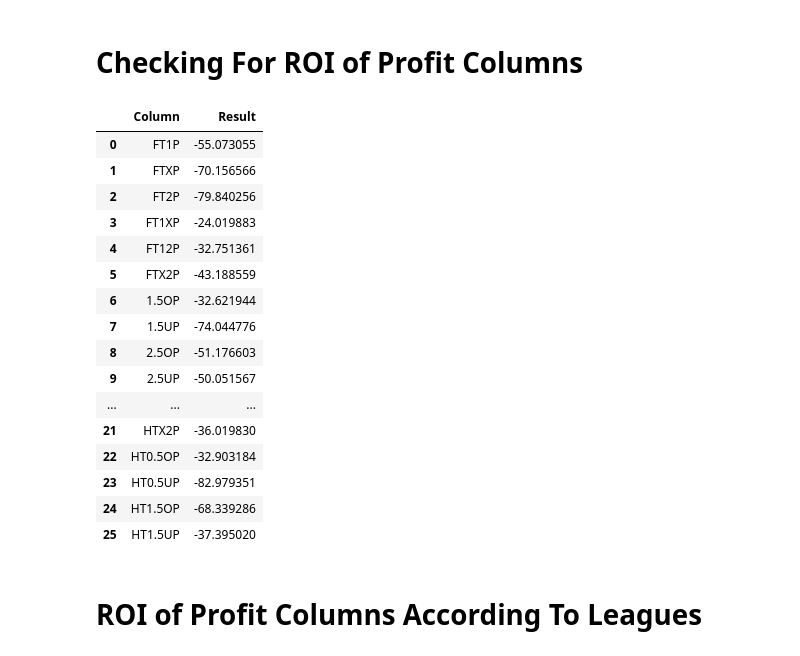
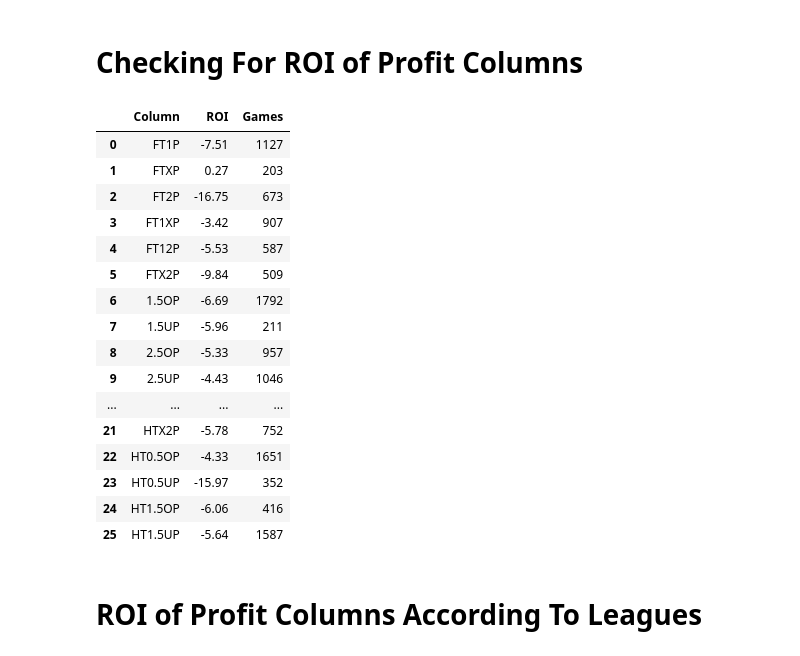
Before and after one commit to musayevf/Dixon_Coles_2025, a Jupyter notebook: Comparer.ipynb, the cells around one changed output. Drawn from its saved outputs; the diff is of its cells as text; code cells hidden in the pictures.

```diff
--- a/Comparer.ipynb
+++ b/Comparer.ipynb
@@ -505,35 +506,44 @@ Games Found:  1878
 # %%
 # Select columns that end with 'P'
 columns = [col for col in final_df_unique.columns if col.endswith('P')]
 
-# Calculate the value for each selected column
-results = {}
+# Initialize lists to store results and games
+results, games_list = [],  []
+
 for col in columns:
-    numerator = np.sum(final_df_unique[col]) - len(final_df_unique[final_df_unique[col] != 0])
-    denominator = len(final_df_unique[final_df_unique[col] != 0])
-    results[col] = numerator / denominator * 100 if denominator != 0 else np.nan  # Avoid division by zero
+    my_df = final_df_unique[final_df_unique[col] >= 0]
+    numerator = np.sum(my_df[col]) - len(my_df)
+    result = round(numerator / len(my_df) * 100, 2)
 
-# Convert results to a DataFrame or display as needed
-results_df = pd.DataFrame(list(results.items()), columns=['Column', 'Result'])
+    # Append results and games to respective lists
+    results.append(result)
+    games_list.append(len(my_df))
+
+# Convert results to a DataFrame with an additional column for Games
+results_df = pd.DataFrame({
+    'Column': columns,
+    'ROI': results,
+    'Games': games_list
+})
 results_df
 # %% [output]
-|  | Column | Result |
-| 0 | FT1P | -55.073055 |
-| 1 | FTXP | -70.156566 |
-| 2 | FT2P | -79.840256 |
-| 3 | FT1XP | -24.019883 |
-| 4 | FT12P | -32.751361 |
-| 5 | FTX2P | -43.188559 |
-| 6 | 1.5OP | -32.621944 |
-| 7 | 1.5UP | -74.044776 |
-| 8 | 2.5OP | -51.176603 |
-| 9 | 2.5UP | -50.051567 |
-| ... | ... | ... |
-| 21 | HTX2P | -36.019830 |
-| 22 | HT0.5OP | -32.903184 |
-| 23 | HT0.5UP | -82.979351 |
-| 24 | HT1.5OP | -68.339286 |
-| 25 | HT1.5UP | -37.395020 |
+|  | Column | ROI | Games |
+| 0 | FT1P | -7.51 | 1127 |
+| 1 | FTXP | 0.27 | 203 |
+| 2 | FT2P | -16.75 | 673 |
+| 3 | FT1XP | -3.42 | 907 |
+| 4 | FT12P | -5.53 | 587 |
+| 5 | FTX2P | -9.84 | 509 |
+| 6 | 1.5OP | -6.69 | 1792 |
+| 7 | 1.5UP | -5.96 | 211 |
+| 8 | 2.5OP | -5.33 | 957 |
+| 9 | 2.5UP | -4.43 | 1046 |
+| ... | ... | ... | ... |
+| 21 | HTX2P | -5.78 | 752 |
+| 22 | HT0.5OP | -4.33 | 1651 |
+| 23 | HT0.5UP | -15.97 | 352 |
+| 24 | HT1.5OP | -6.06 | 416 |
+| 25 | HT1.5UP | -5.64 | 1587 |
 # %% [markdown]
 # ROI of Profit Columns According To Leagues
 # %%
```
Also changed, not shown: parts of 9 cells of this notebook, 10 other files.
